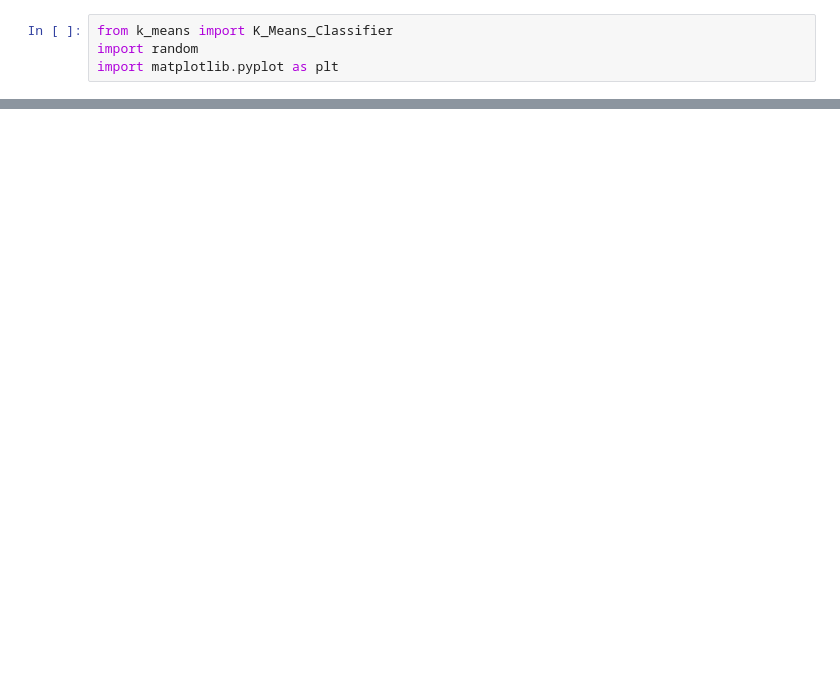
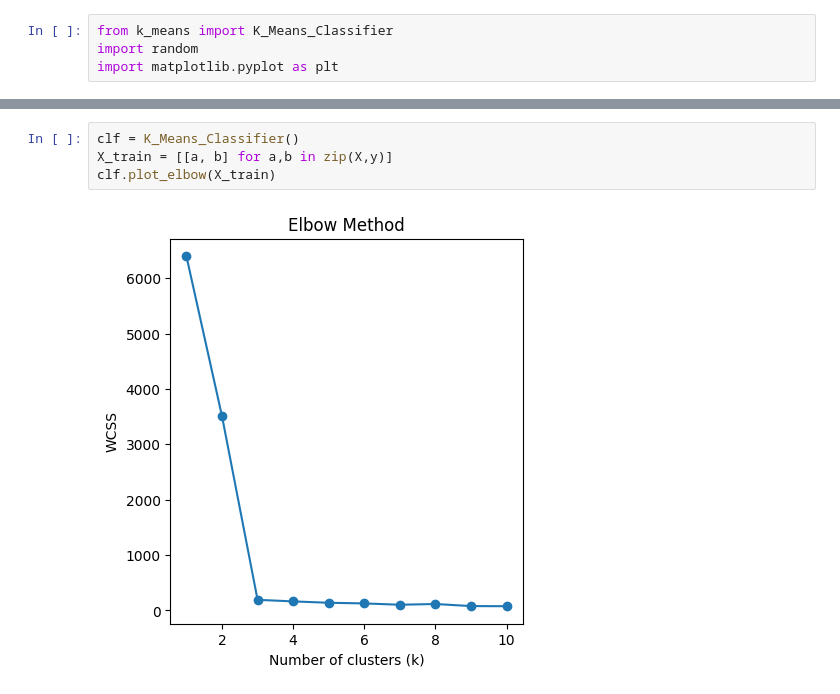
Before and after one commit to dkgitcode/k_means_from_scratch, a Jupyter notebook: demo.ipynb, the cells around one changed output, grey strips where cells are left out. Drawn from its saved outputs; the diff is of its cells as text; blank space fills up the shorter version.

```diff
--- a/demo.ipynb
+++ b/demo.ipynb
@@ -23 +23,7 @@ plt.scatter(X,y)
+# %%
+clf = K_Means_Classifier()
+X_train = [[a, b] for a,b in zip(X,y)]
+clf.plot_elbow(X_train)
+# %% [output]
+[figure, added]
 # %%
```
Also changed, not shown: parts of 3 cells of this notebook, 1 other file.
